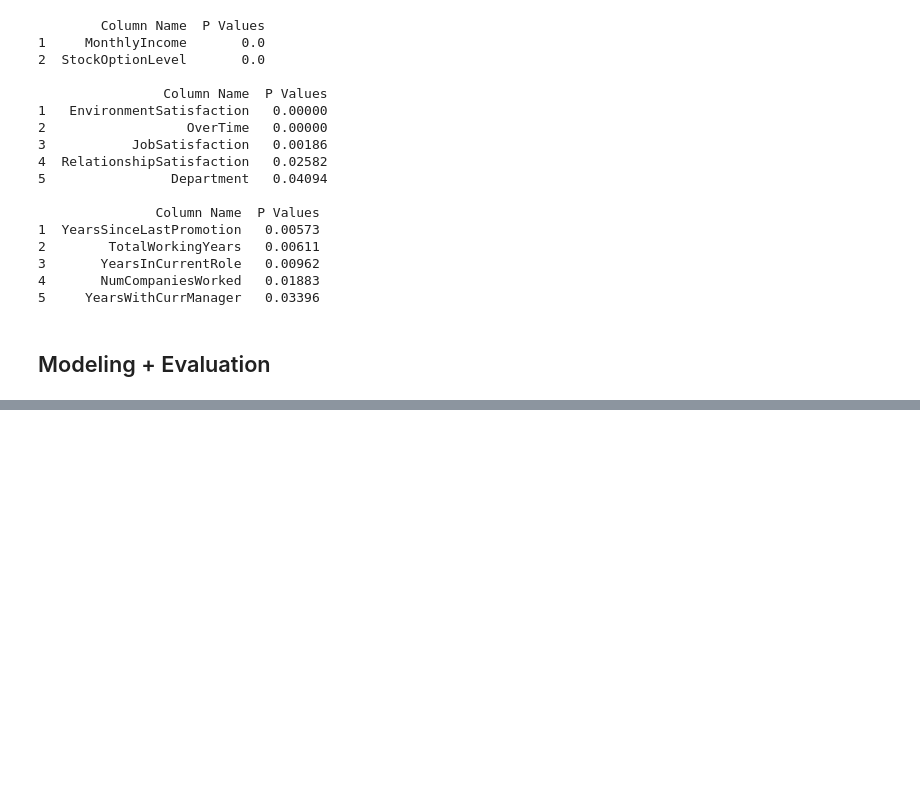
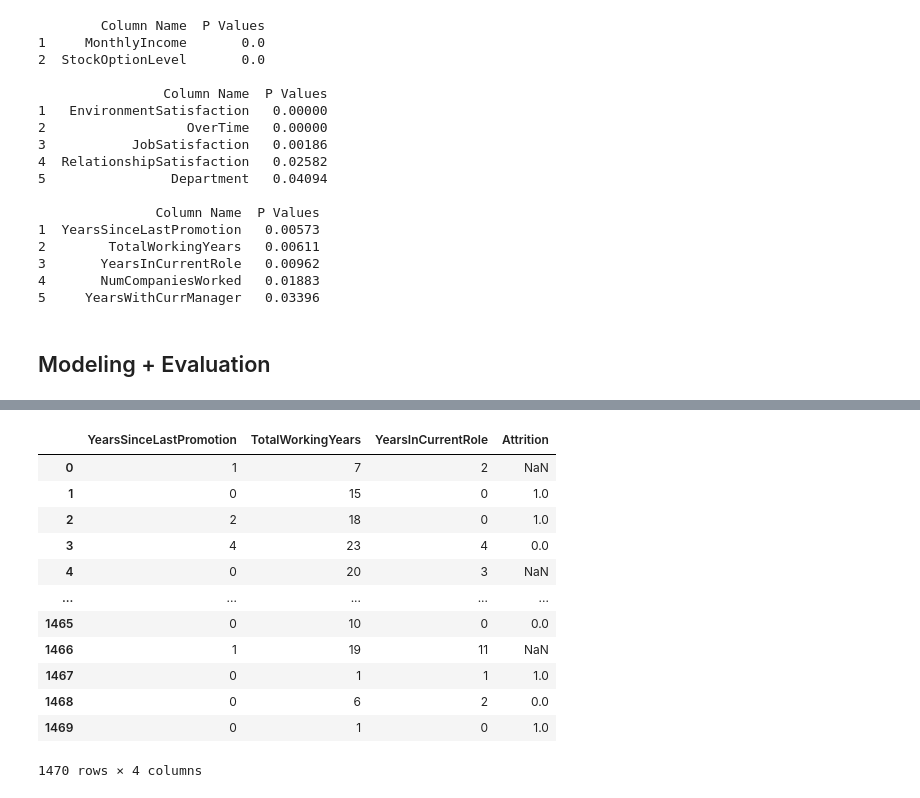
Before and after one commit to hfzdzakii/Dicoding-SolvingHRProblem, a Jupyter notebook: notebook.ipynb, the cells around one changed output, grey strips where cells are left out. Cells and saved outputs as stored; diff of their text form; code cells hidden in the pictures; blank space fills up the shorter version.

```diff
--- a/notebook.ipynb
+++ b/notebook.ipynb
@@ -279,0 +284,18 @@ df_result.head()
+# %%
+df = pd.read_csv('employee_data.csv')
+hmm = carrer_growth_matters + ['Attrition']
+df[hmm]
+# %% [output]
+|  | YearsSinceLastPromotion | TotalWorkingYears | YearsInCurrentRole | Attrition |
+| 0 | 1 | 7 | 2 | NaN |
+| 1 | 0 | 15 | 0 | 1.0 |
+| 2 | 2 | 18 | 0 | 1.0 |
+| 3 | 4 | 23 | 4 | 0.0 |
+| 4 | 0 | 20 | 3 | NaN |
+| ... | ... | ... | ... | ... |
+| 1465 | 0 | 10 | 0 | 0.0 |
+| 1466 | 1 | 19 | 11 | NaN |
+| 1467 | 0 | 1 | 1 | 1.0 |
+| 1468 | 0 | 6 | 2 | 0.0 |
+| 1469 | 0 | 1 | 0 | 1.0 |
+1470 rows × 4 columns
```
Also changed, not shown: parts of 3 cells of this notebook, 4 other files.
